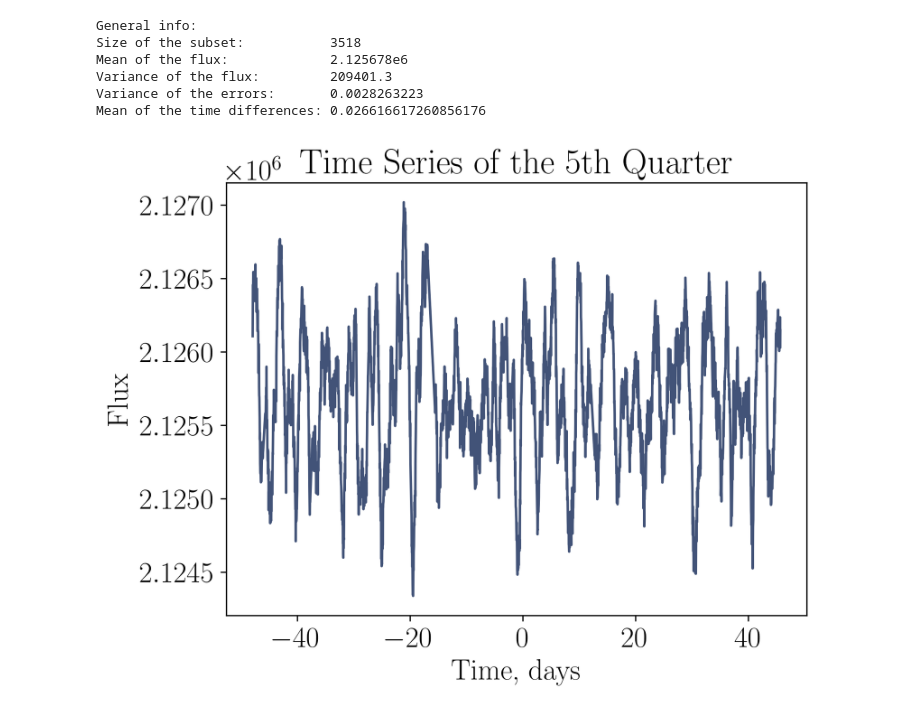
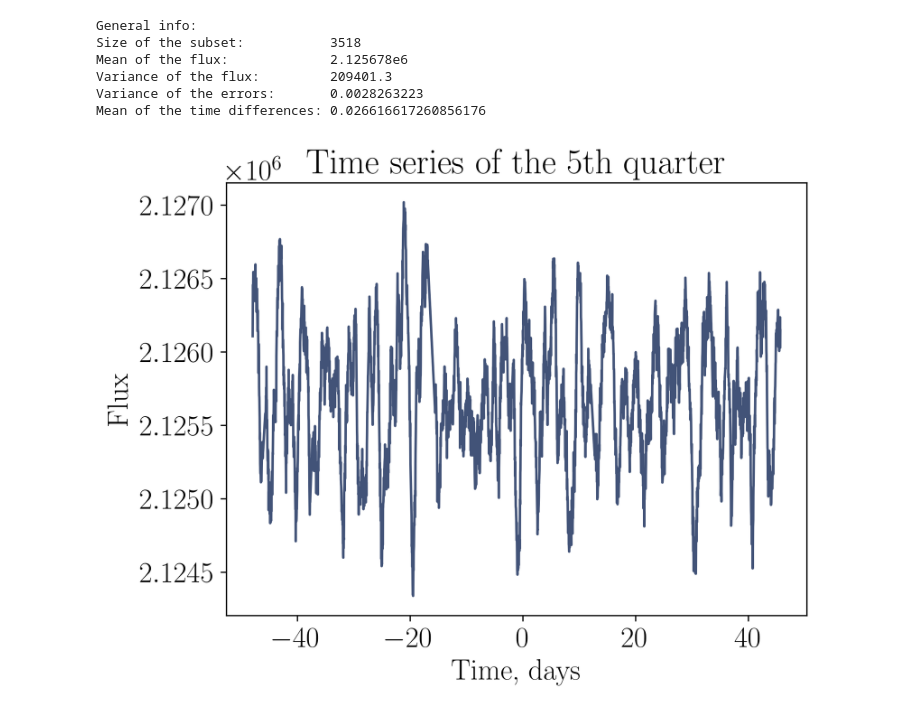
Before and after one commit to paveloom-c/GPKernels, a Jupyter notebook: notebooks/KIC1430163/KIC1430163.ipynb, the cells around one changed output. Cells and saved outputs as stored; diff of their text form; code cells hidden in the pictures.

```diff
--- a/notebooks/KIC1430163/KIC1430163.ipynb
+++ b/notebooks/KIC1430163/KIC1430163.ipynb
@@ -118,12 +118,12 @@ Mean of the time differences: 0.026616617260856176
 # %%
 close()
 plot(t, f, color)
 
 xlabel(L"\textrm{Time, days}")
 ylabel(L"\textrm{Flux}")
-title(L"\textrm{Time Series of the 5th Quarter}");
+title(L"\textrm{Time series of the 5th quarter}");
 # %% [output]
-[figure, old version]
+[figure, new version]
 # %%
 # Choose a set of frequencies
 frequencies = range(1 / size(t, 1) + 0.0003, 1.0; length = 5000)
```
Also changed, not shown: parts of 3 cells of this notebook, 1 other file.
